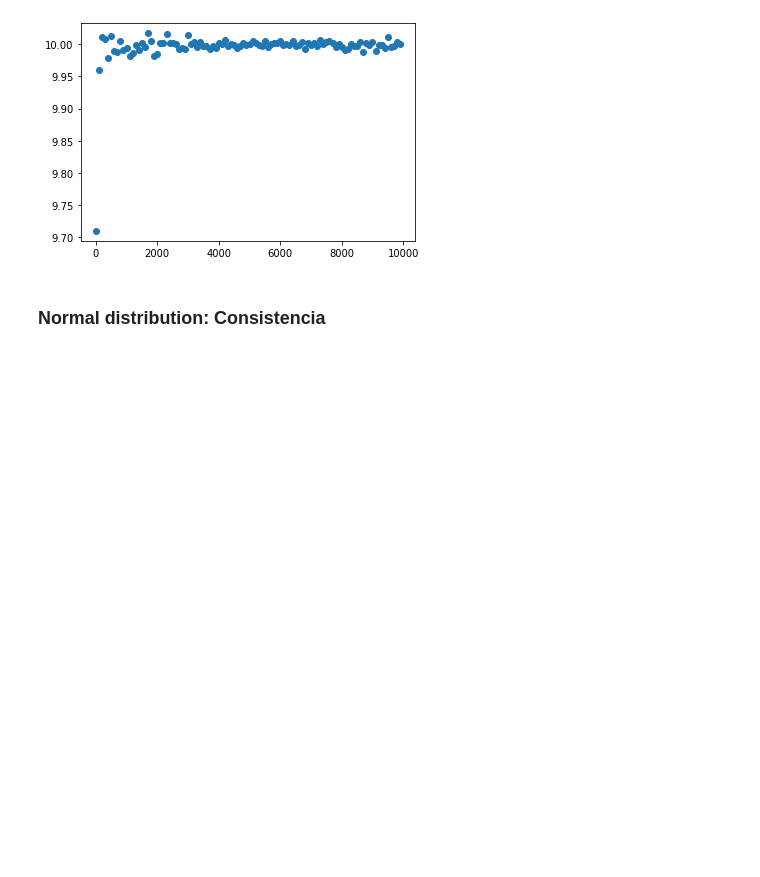
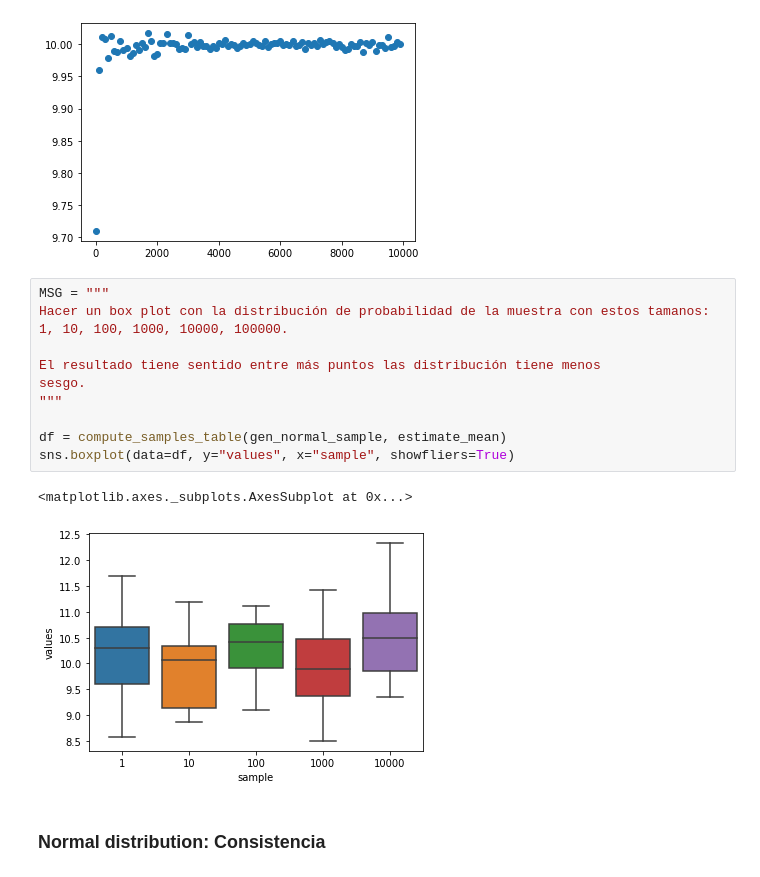
Before and after one commit to SebastianCerquera/datascience, a Jupyter notebook: stats/frequential_parameter_estimation.ipynb, the cells around one changed output. Saved outputs shown, nothing was run; the diff lists cells and outputs as text; blank space fills up the shorter version.

Commit message:
la verificación de consistencia tiene sentido

```diff
--- a/stats/frequential_parameter_estimation.ipynb
+++ b/stats/frequential_parameter_estimation.ipynb
@@ -81,6 +113,20 @@ plt.plot(samples, expected_values, 'o')
 # %% [output]
 [<matplotlib.lines.Line2D at 0x...>]
 [figure]
+# %%
+MSG = """
+Hacer un box plot con la distribución de probabilidad de la muestra con estos tamanos:
+1, 10, 100, 1000, 10000, 100000.
+
+El resultado tiene sentido entre más puntos las distribución tiene menos
+sesgo.
+"""
+
+df = compute_samples_table(gen_normal_sample, estimate_mean)
+sns.boxplot(data=df, y="values", x="sample", showfliers=True)
+# %% [output]
+<matplotlib.axes._subplots.AxesSubplot at 0x...>
+[figure, added]
 # %% [markdown]
 ### Normal distribution: Consistencia
 # %%
```
Also changed, not shown: parts of 7 cells of this notebook, 1 other file.
